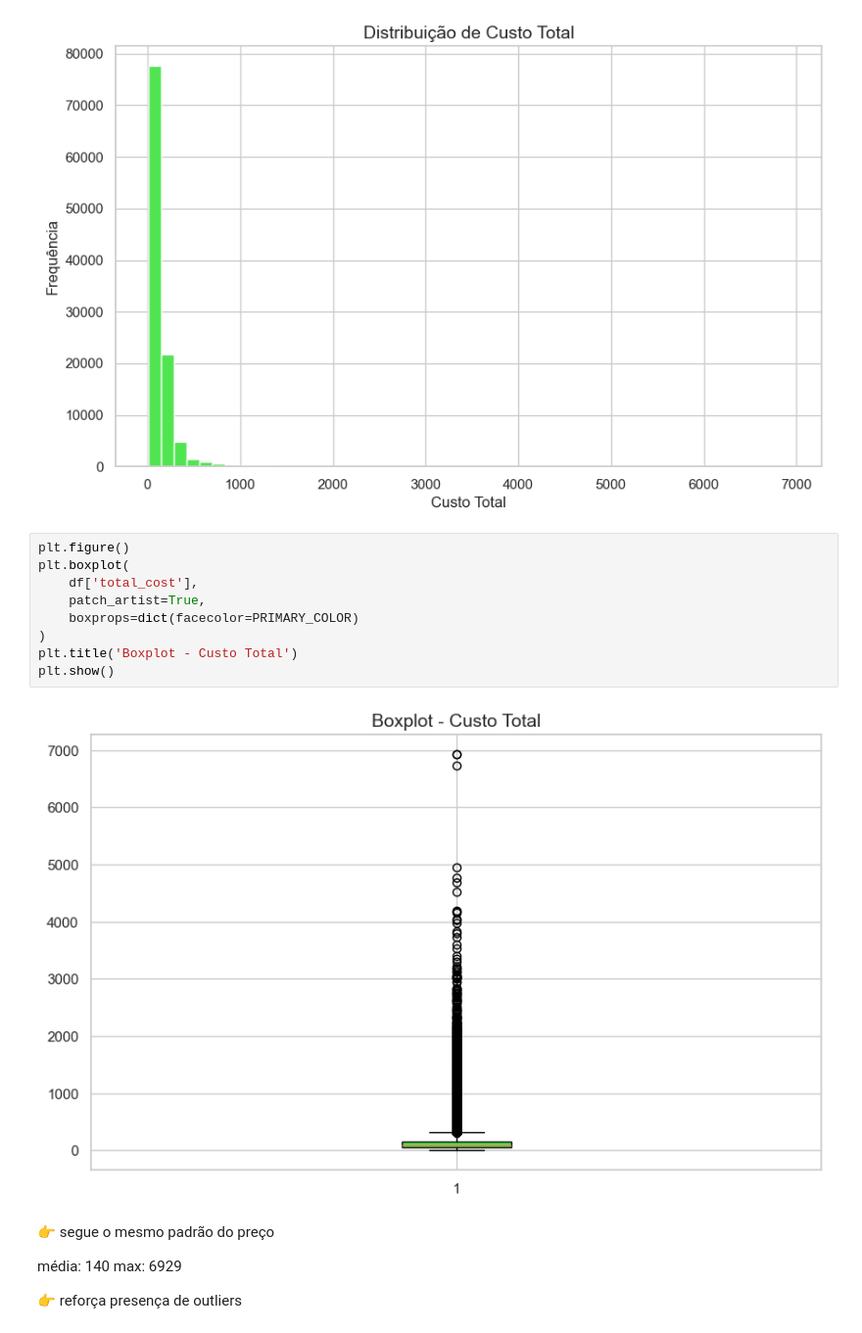
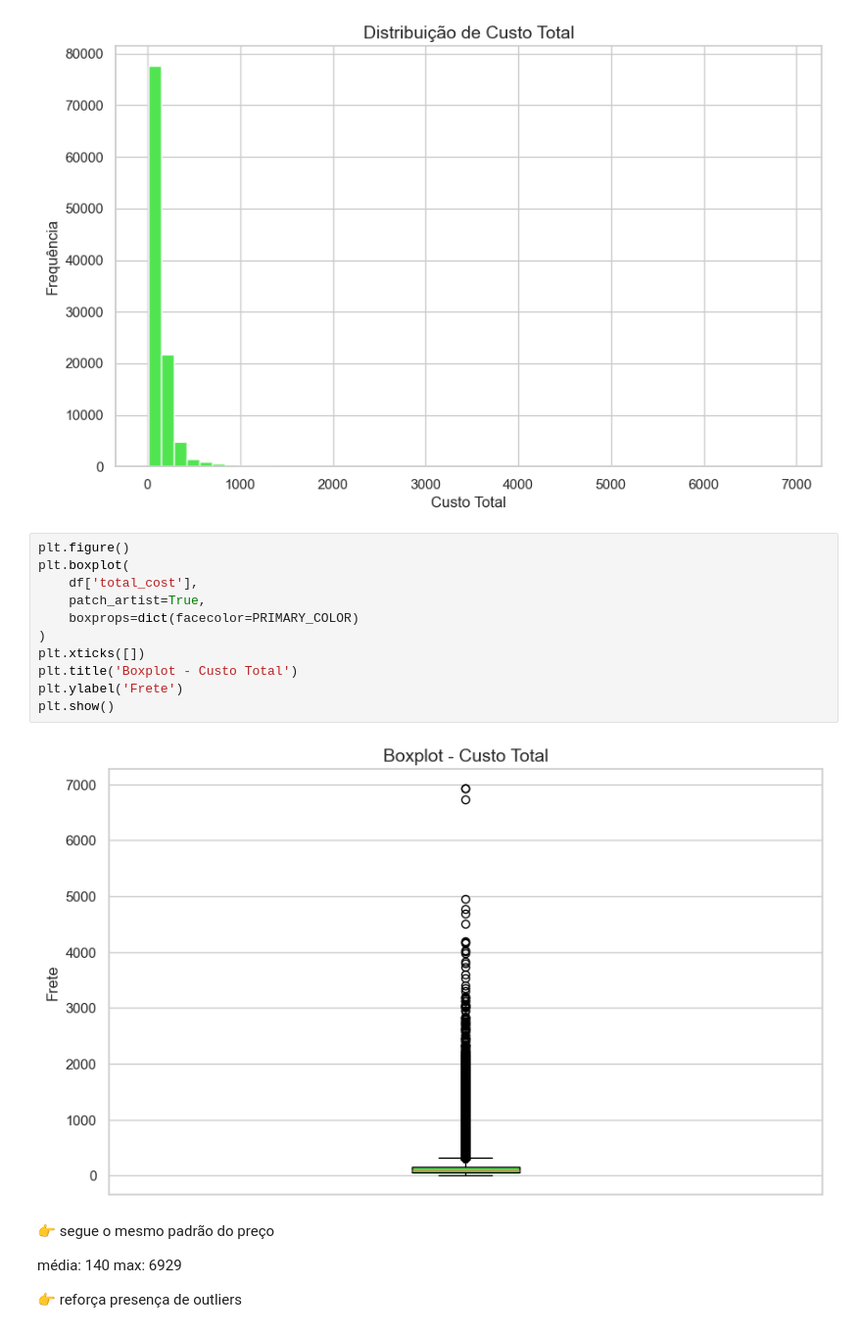
Before and after one commit to Graciliana/ADA_Elas_Tech-Sistema-Inteligente-de-Compras, a Jupyter notebook: notebooks/03_data_preparation.ipynb, the cells around one changed output. Shown at 98% size. Drawn from its saved outputs; the diff is of its cells as text.

```diff
--- a/notebooks/03_data_preparation.ipynb
+++ b/notebooks/03_data_preparation.ipynb
@@ -322,14 +331,16 @@ plt.show()
 # %%
 plt.figure()
 plt.boxplot(
     df['total_cost'],
     patch_artist=True,
     boxprops=dict(facecolor=PRIMARY_COLOR)
 )
+plt.xticks([])
 plt.title('Boxplot - Custo Total')
+plt.ylabel('Frete')
 plt.show()
 # %% [output]
-[figure, old version]
+[figure, new version]
 # %% [markdown]
 👉 segue o mesmo padrão do preço
 
```
Also changed, not shown: parts of 5 cells of this notebook.
